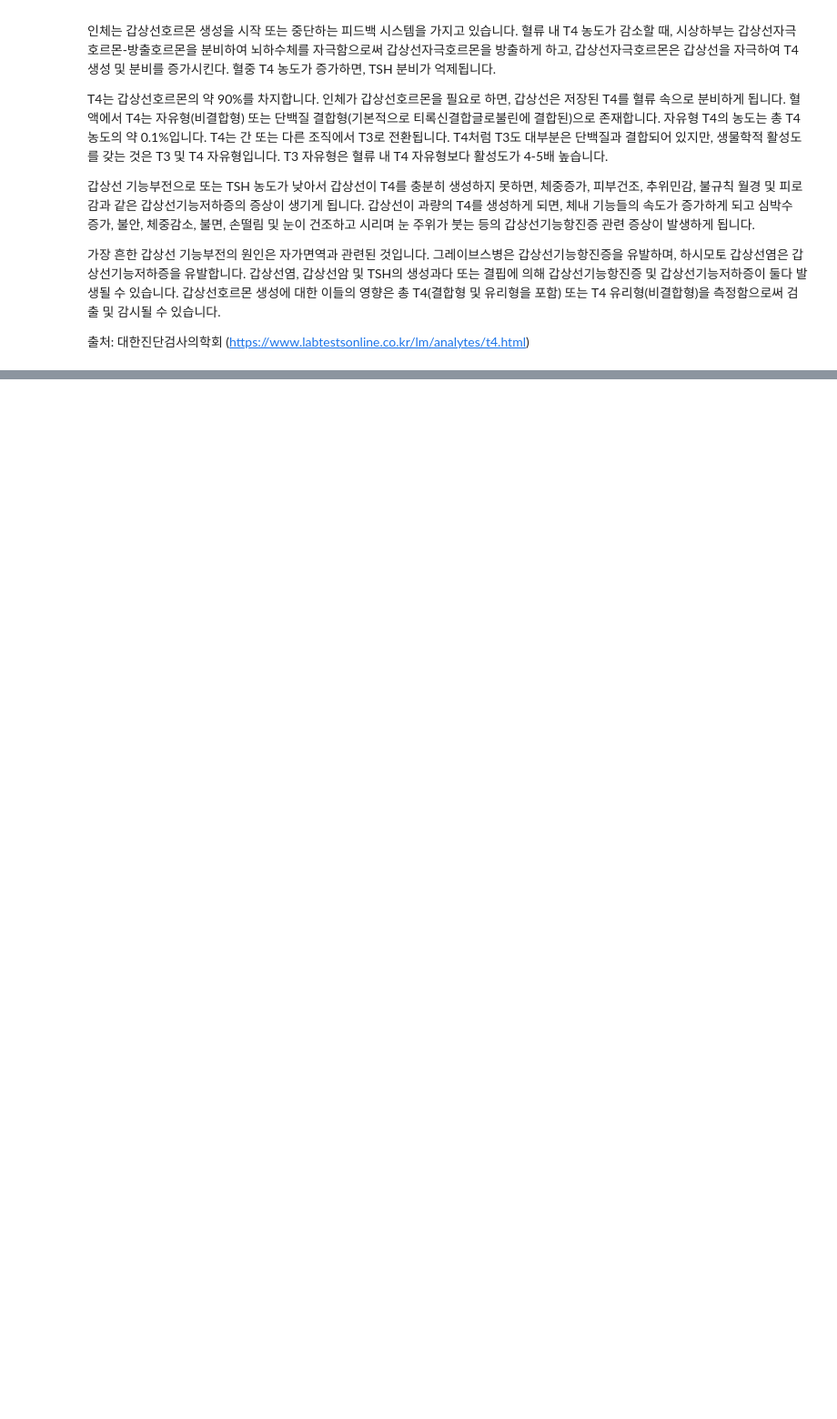
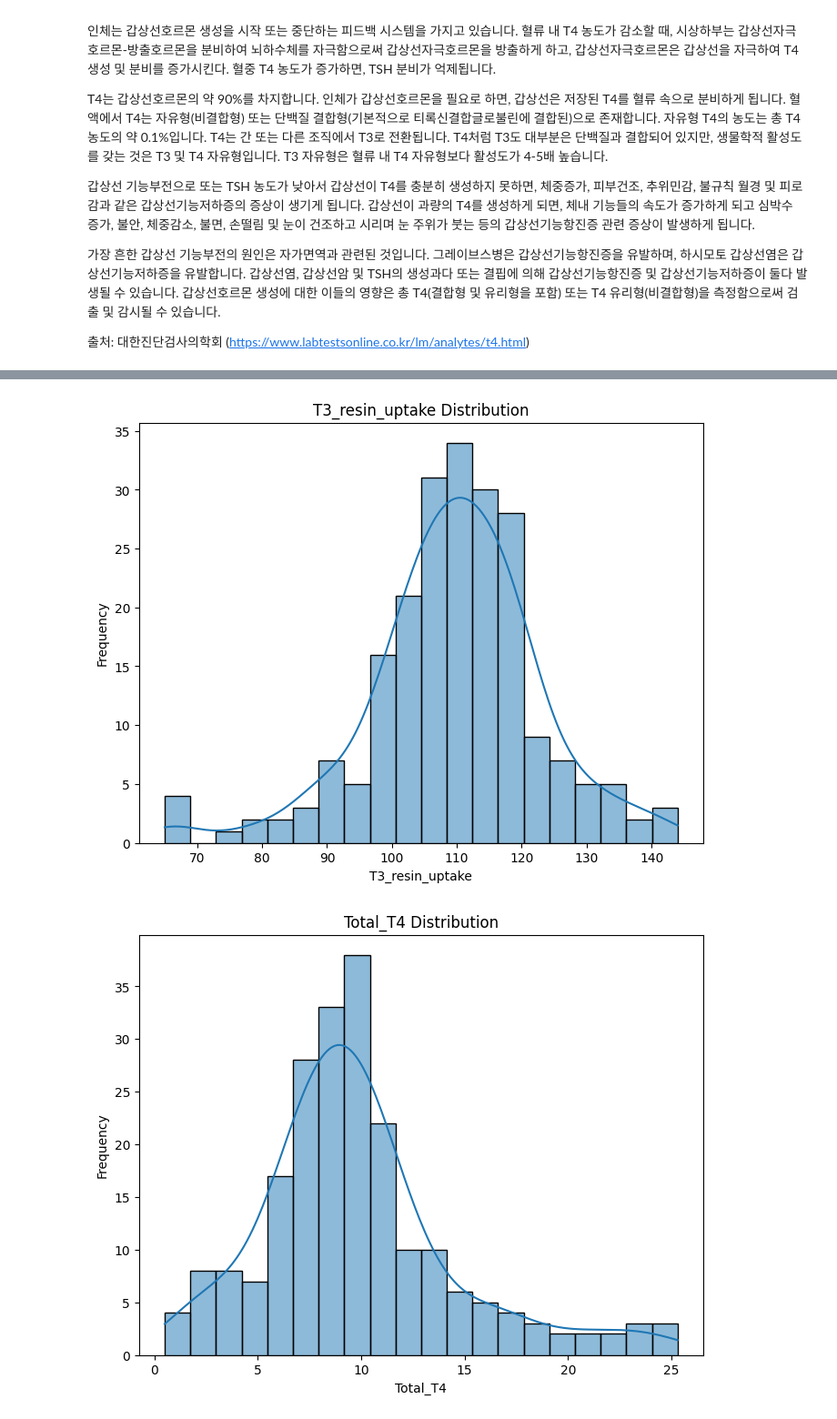
Before and after one commit to aqua1107/thyroid-project, a Jupyter notebook: Notebook/갑상선 데이터 분석.ipynb, the cells around one changed output, grey strips where cells are left out. Shown: that part at 91% size. Saved outputs shown, nothing was run; the diff lists cells and outputs as text; code cells hidden in the pictures; blank space fills up the shorter version.

```diff
--- a/Notebook/갑상선 데이터 분석.ipynb
+++ b/Notebook/갑상선 데이터 분석.ipynb
@@ -291,0 +314,12 @@ T4는 갑상선호르몬의 약 90%를 차지합니다. 인체가 갑상선호
+# %%
+# X의 열마다 하나씩 그리기
+for col in X.columns:
+    plt.figure(figsize=(8, 6))
+    sns.histplot(X[col], bins=20, kde=True)
+    plt.title(f'{col} Distribution')
+    plt.xlabel(col)
+    plt.ylabel('Frequency')
+    plt.show()
+# %% [output]
+[figure, added]
+[figure, added]
```
Also changed, not shown: parts of 8 cells of this notebook, 1 other file.
